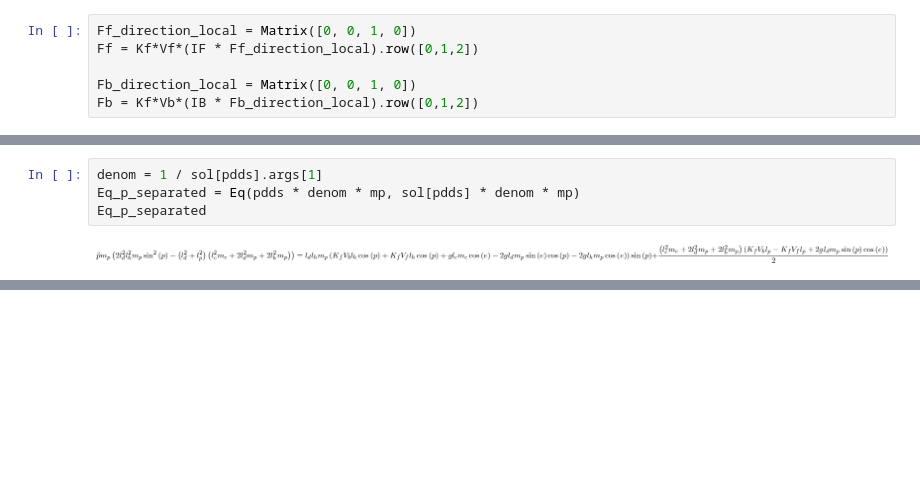
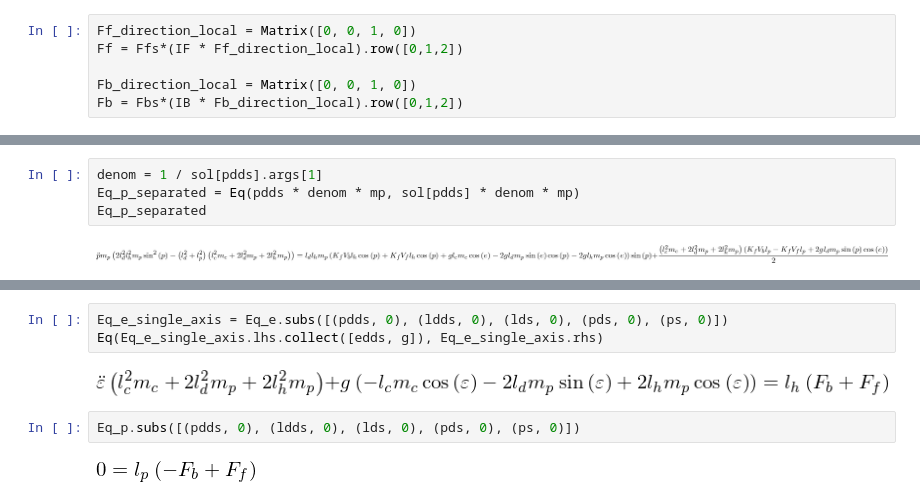
Before and after one commit to Rojetto/helicopter_thesis_code, a Jupyter notebook: scripts/model_derivation.ipynb, the cells around one changed output, grey strips where cells are left out. Cells and saved outputs as stored; diff of their text form; blank space fills up the shorter version.

```diff
--- a/scripts/model_derivation.ipynb
+++ b/scripts/model_derivation.ipynb
@@ -159,10 +160,10 @@ L
 Definition der Rotorkräfte
 # %%
 Ff_direction_local = Matrix([0, 0, 1, 0])
-Ff = Kf*Vf*(IF * Ff_direction_local).row([0,1,2])
+Ff = Ffs*(IF * Ff_direction_local).row([0,1,2])
 
 Fb_direction_local = Matrix([0, 0, 1, 0])
-Fb = Kf*Vb*(IB * Fb_direction_local).row([0,1,2])
+Fb = Fbs*(IB * Fb_direction_local).row([0,1,2])
 # %% [markdown]
 Rotorkräfte in redundanten Koordinaten
 # %%
@@ -273,0 +272,9 @@ Eq_p_separated
+# %%
+Eq_e_single_axis = Eq_e.subs([(pdds, 0), (ldds, 0), (lds, 0), (pds, 0), (ps, 0)])
+Eq(Eq_e_single_axis.lhs.collect([edds, g]), Eq_e_single_axis.rhs)
+# %% [output]
+[figure, added]
+# %%
+Eq_p.subs([(pdds, 0), (ldds, 0), (lds, 0), (pds, 0), (ps, 0)])
+# %% [output]
+[figure, added]
```
Also changed, not shown: parts of 6 cells of this notebook.
